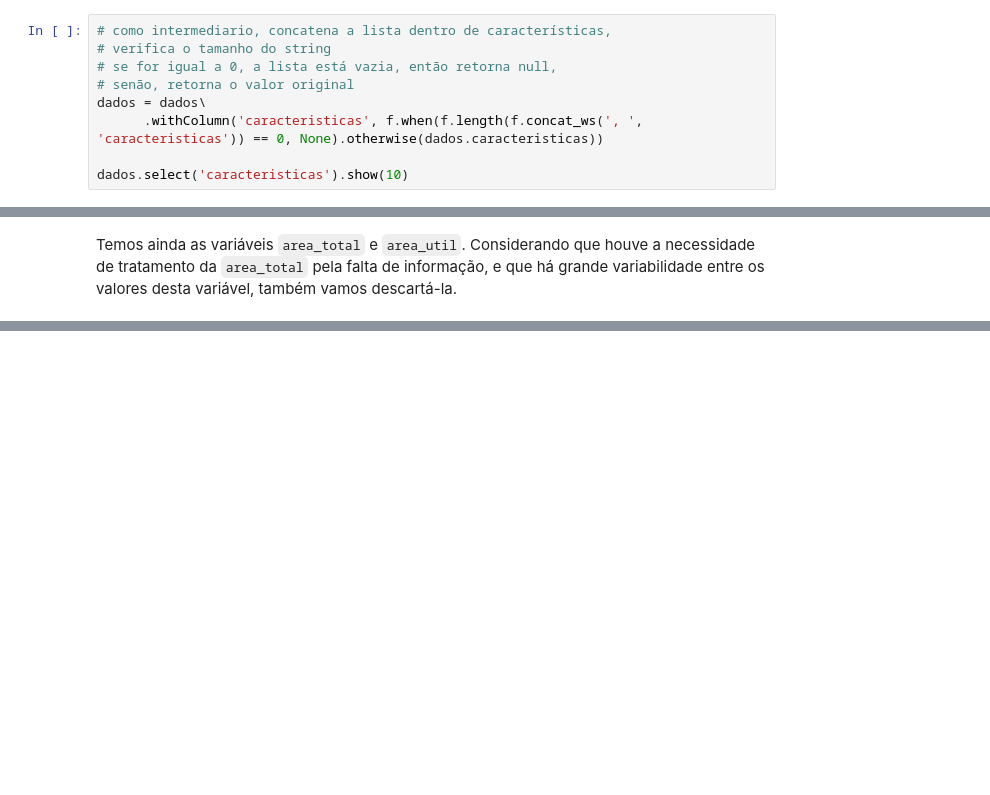
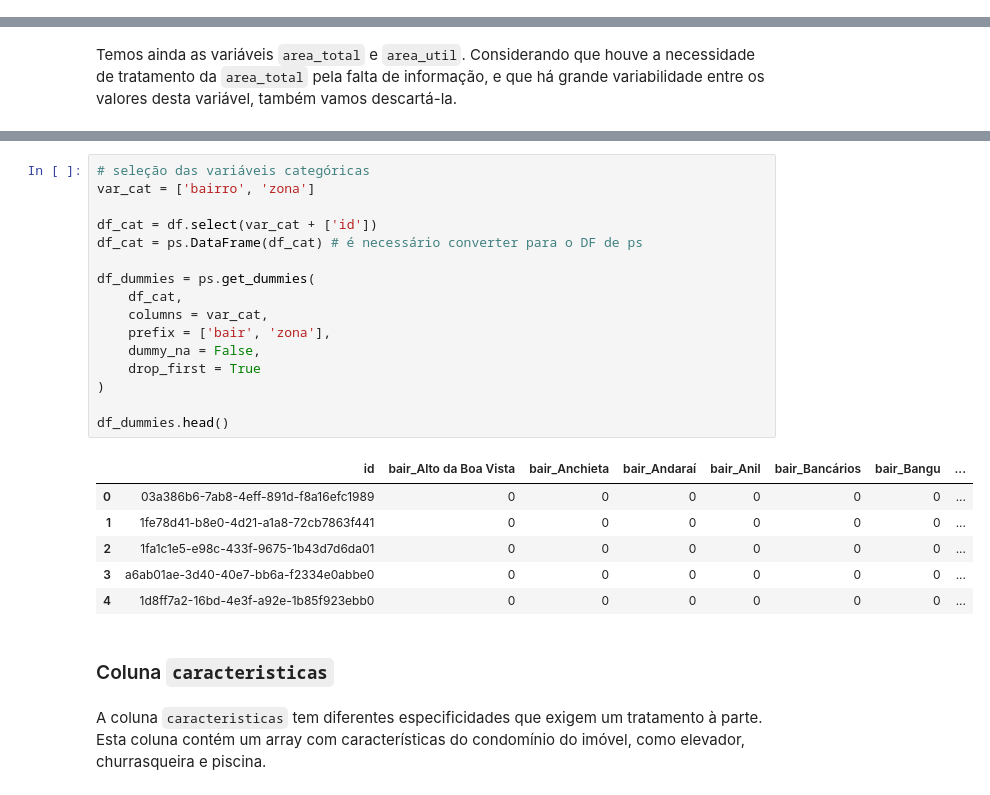
Before and after one commit to biamouras/alura_pyspark_challenge, a Jupyter notebook: Notebooks/02_tratamento_dados_ML.ipynb, the cells around one changed output, grey strips where cells are left out. Saved outputs shown, nothing was run; the diff lists cells and outputs as text; blank space fills up the shorter version.

Commit message:
corrige get_dummies

```diff
--- a/Notebooks/02_tratamento_dados_ML.ipynb
+++ b/Notebooks/02_tratamento_dados_ML.ipynb
@@ -218,11 +216,2 @@ Antes de realizar o tratamento dos valores nulos, vamos trata a coluna `caracter
 # %%
 import pyspark.sql.functions as f
-# %%
-# como intermediario, concatena a lista dentro de características,
-# verifica o tamanho do string
-# se for igual a 0, a lista está vazia, então retorna null,
-# senão, retorna o valor original
-dados = dados\
-      .withColumn('caracteristicas', f.when(f.length(f.concat_ws(', ', 'caracteristicas')) == 0, None).otherwise(dados.caracteristicas))
-
-dados.select('caracteristicas').show(10)
@@ -384,0 +366,27 @@ only showing top 5 rows
+# %%
+# seleção das variáveis categóricas
+var_cat = ['bairro', 'zona']
+
+df_cat = df.select(var_cat + ['id'])
+df_cat = ps.DataFrame(df_cat) # é necessário converter para o DF de ps
+
+df_dummies = ps.get_dummies(
+    df_cat,
+    columns = var_cat,
+    prefix = ['bair', 'zona'],
+    dummy_na = False,
+    drop_first = True
+)
+
+df_dummies.head()
+# %% [output]
+|  | id | bair_Alto da Boa Vista | bair_Anchieta | bair_Andaraí | bair_Anil | bair_Bancários | bair_Bangu | ... |
+| 0 | 03a386b6-7ab8-4eff-891d-f8a16efc1989 | 0 | 0 | 0 | 0 | 0 | 0 | ... |
+| 1 | 1fe78d41-b8e0-4d21-a1a8-72cb7863f441 | 0 | 0 | 0 | 0 | 0 | 0 | ... |
+| 2 | 1fa1c1e5-e98c-433f-9675-1b43d7d6da01 | 0 | 0 | 0 | 0 | 0 | 0 | ... |
+| 3 | a6ab01ae-3d40-40e7-bb6a-f2334e0abbe0 | 0 | 0 | 0 | 0 | 0 | 0 | ... |
+| 4 | 1d8ff7a2-16bd-4e3f-a92e-1b85f923ebb0 | 0 | 0 | 0 | 0 | 0 | 0 | ... |
+# %% [markdown]
+### Coluna `caracteristicas`
+# %% [markdown]
+A coluna `caracteristicas` tem diferentes especificidades que exigem um tratamento à parte. Esta coluna contém um array com características do condomínio do imóvel, como elevador, churrasqueira e piscina.
```
Also changed, not shown: parts of 15 cells of this notebook.
